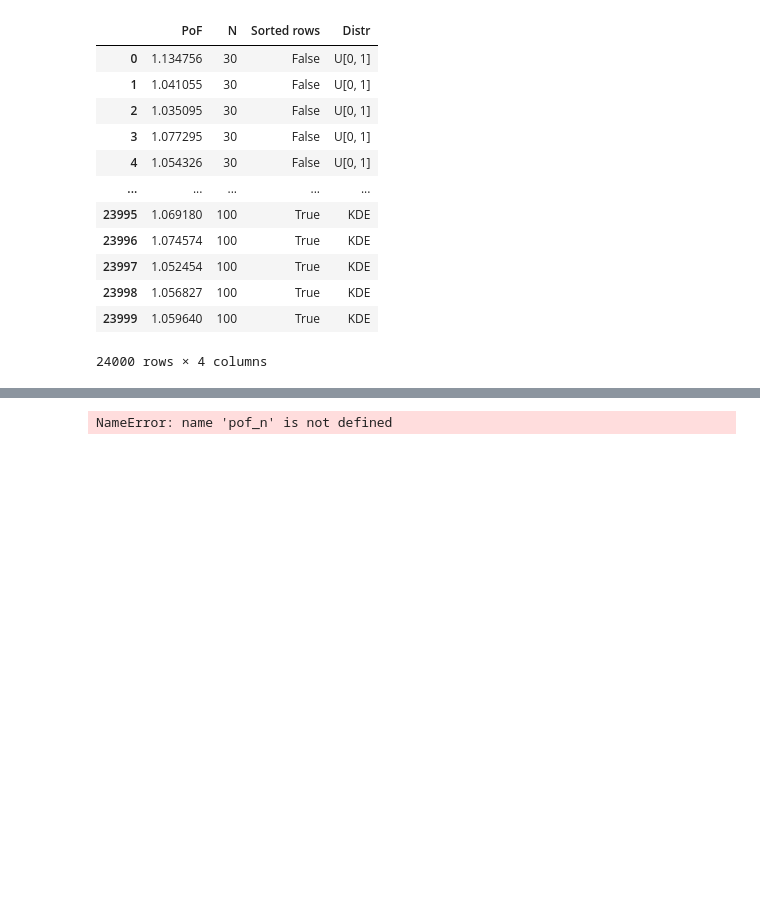
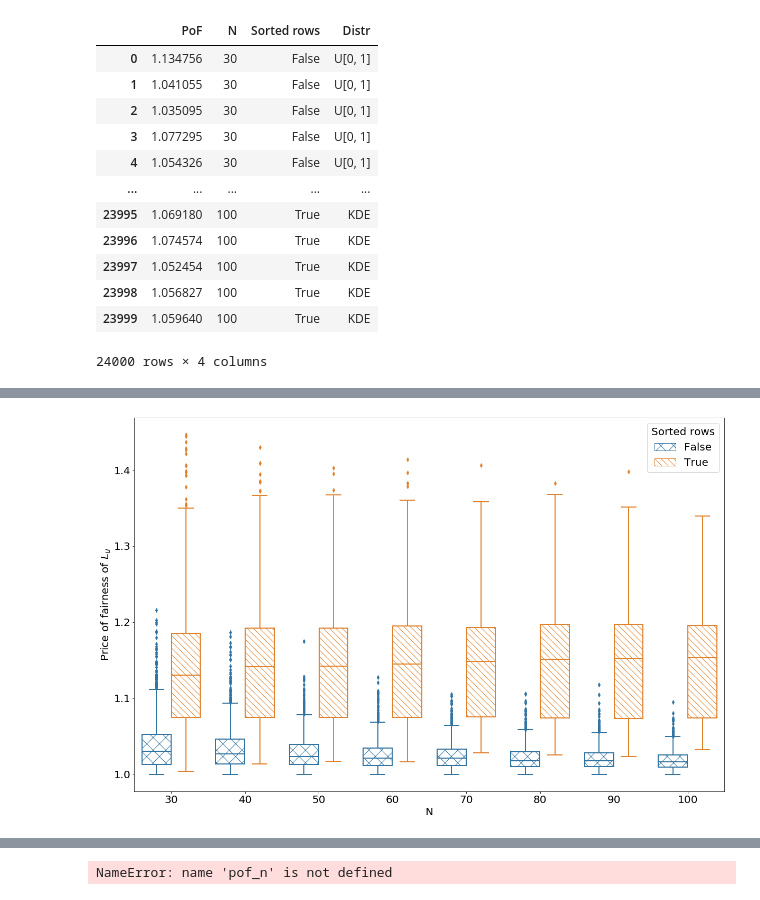
Before and after one commit to KrisNguyen135/FairBayesianOpt, a Jupyter notebook: notebooks/Homelessness/05_01_week/04 28 - Expectation of upper bounds.ipynb, the cells around one changed output, grey strips where cells are left out. Cells and saved outputs as stored; diff of their text form; code cells hidden in the pictures; blank space fills up the shorter version.

```diff
--- a/notebooks/Homelessness/05_01_week/04 28 - Expectation of upper bounds.ipynb
+++ b/notebooks/Homelessness/05_01_week/04 28 - Expectation of upper bounds.ipynb
@@ -410 +431,37 @@ pof_lu_df
+# %%
+hatches = ['x', '\\\\'] * len(NS)
+colors = [
+    (0.19460784313725488, 0.45343137254901944, 0.632843137254902, 1),
+    (0.8818627450980391, 0.5053921568627451, 0.17303921568627467, 1)
+] * len(NS)
+
+ax = sns.boxplot(x='N', y='PoF', hue='Sorted rows', data=pof_lu_df)
+# for box, hatch, color in zip(ax.artists, hatches, colors):
+#     box.set_hatch(hatch)
+#     box.set_facecolor('w')
+#     box.set_edgecolor(color)
+
+for i, artist in enumerate(ax.artists):
+    artist.set_hatch(hatches[i])
+    artist.set_facecolor('w')
+    artist.set_edgecolor(colors[i])
+
+    for j in range(i * 6, i * 6 + 6):
+        ax.lines[j].set_color(colors[i])
+        ax.lines[j].set_mfc(colors[i])
+        ax.lines[j].set_mec(colors[i])
+
+my_patches = [
+    # mpatches.Patch(facecolor=colors[0], hatch=hatches[0], label='False'),
+    # mpatches.Patch(facecolor=colors[1], hatch=hatches[1], label='True')
+    mpatches.Patch(facecolor='w', edgecolor=colors[0], hatch=hatches[0], label='False'),
+    mpatches.Patch(facecolor='w', edgecolor=colors[1], hatch=hatches[1], label='True')
+]
+
+ax.legend(handles=my_patches, title='Sorted rows')
+
+plt.ylabel('Price of fairness of $L_u$')
+plt.show()
+# %% [output]
+[figure, added]
 # %%
```
Also changed, not shown: parts of 5 cells of this notebook, 20 other files.
